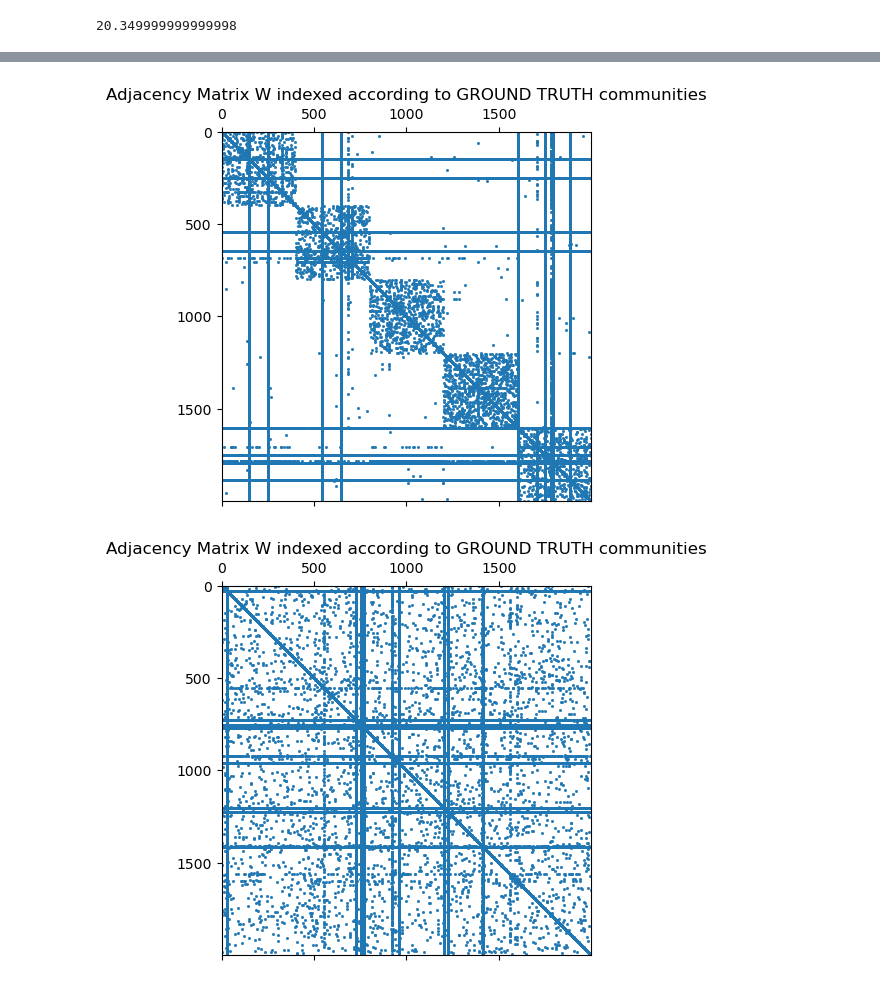
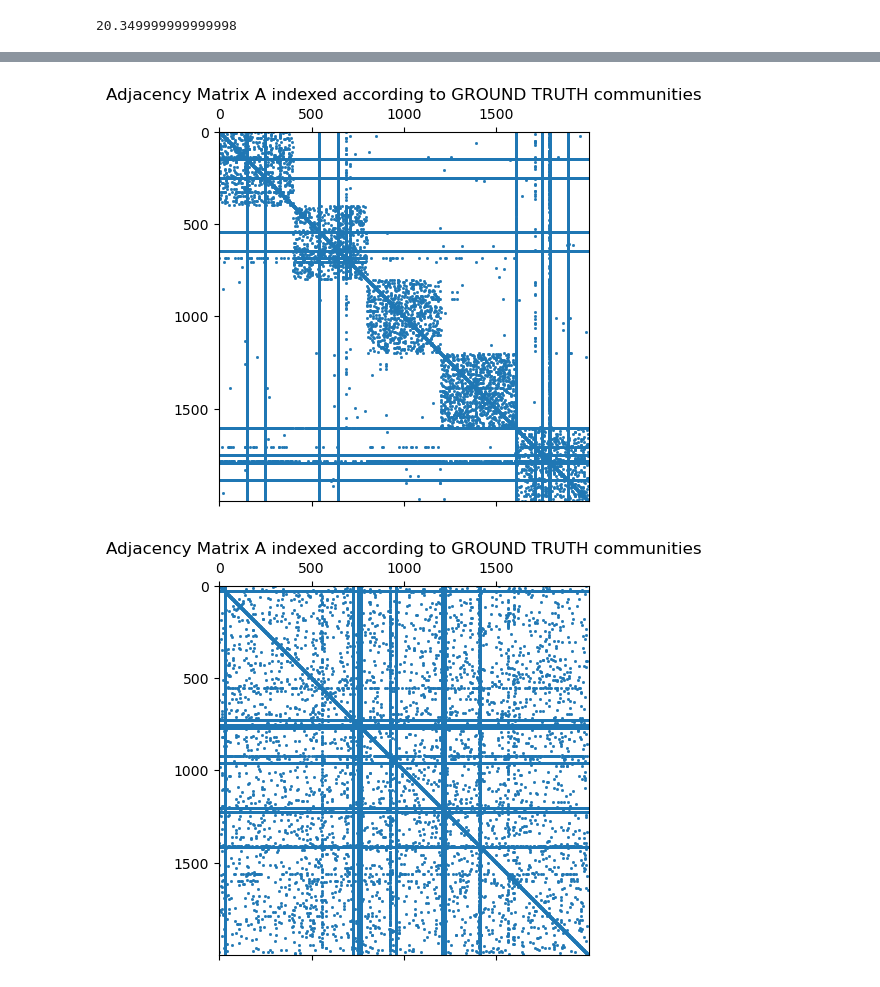
Before and after one commit to xbresson/GML2023, a Jupyter notebook: codes/02_Graph_Science/code04.ipynb, the cells around one changed output, grey strips where cells are left out. Drawn from its saved outputs; the diff is of its cells as text; code cells hidden in the pictures.

```diff
--- a/codes/02_Graph_Science/code04.ipynb
+++ b/codes/02_Graph_Science/code04.ipynb
@@ -89,18 +60,18 @@ print(acc)
 [reindexed_W_gt,reindexed_C_gt] = reindex_W_with_classes(W_euclidean,Cgt)
 [reindexed_W_ncut,reindexed_C_ncut] = reindex_W_with_classes(W_euclidean,Cncut)
 # %%
-plt.figure(80)
+plt.figure(1)
 plt.spy(W_euclidean,precision=0.01, markersize=1)
-plt.title('Adjacency Matrix W')
+plt.title('Adjacency Matrix A')
 plt.show()
 
-plt.figure(81)
+plt.figure(2)
 plt.spy(reindexed_W_gt,precision=0.01, markersize=1)
-plt.title('Adjacency Matrix W indexed according to GROUND TRUTH communities')
+plt.title('Adjacency Matrix A indexed according to GROUND TRUTH communities')
 plt.show()
 
-plt.figure(82)
+plt.figure(3)
 plt.spy(reindexed_W_ncut,precision=0.01, markersize=1)
-plt.title('Adjacency Matrix W indexed according to GROUND TRUTH communities')
+plt.title('Adjacency Matrix A indexed according to GROUND TRUTH communities')
 plt.show()
 # %% [output]
@@ -108,3 +79,3 @@ plt.show()
-[figure, old version]
+[figure, new version]
-[figure, old version]
+[figure, new version]
 # %%
```
Also changed, not shown: parts of 10 cells of this notebook, 10 other files.
